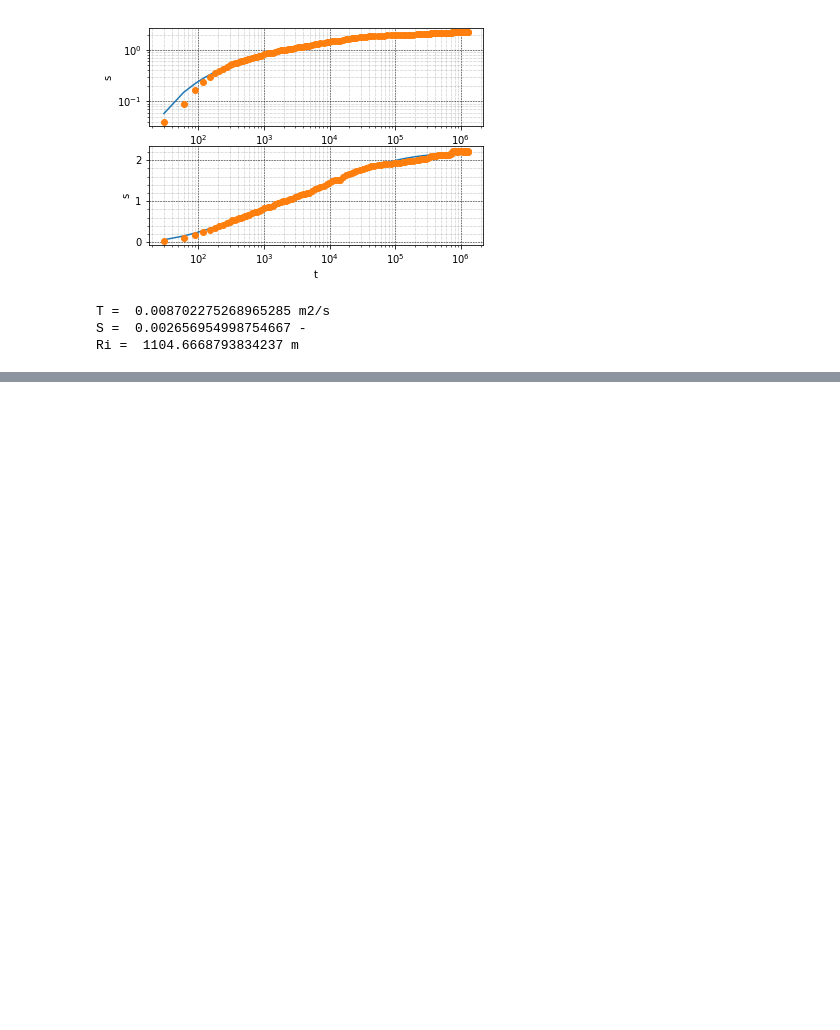
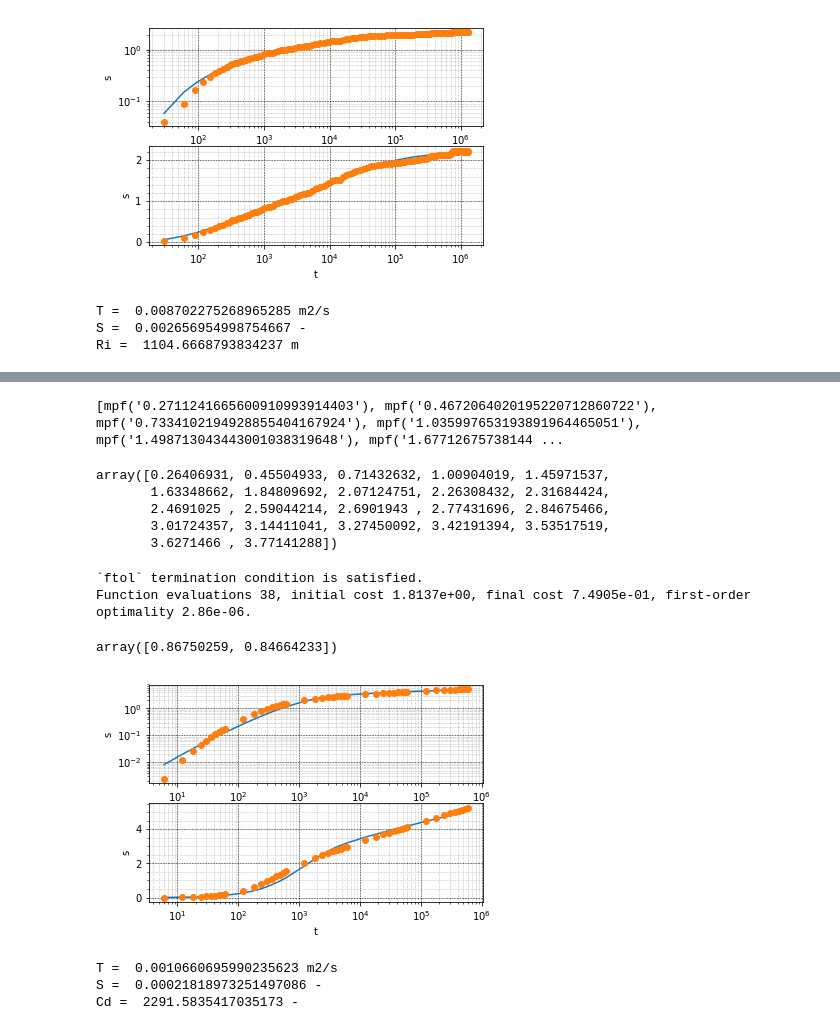
Before and after one commit to UniNE-CHYN/openhytest, a Jupyter notebook: notebooks/Test_prototype_model_fit_ND.ipynb, the cells around one changed output, grey strips where cells are left out. Drawn from its saved outputs; the diff is of its cells as text; code cells hidden in the pictures; blank space fills up the shorter version.

```diff
--- a/notebooks/Test_prototype_model_fit_ND.ipynb
+++ b/notebooks/Test_prototype_model_fit_ND.ipynb
@@ -263,0 +475,28 @@ Ri =  1104.6668793834237 m
+# %%
+sd = coobredpapa._laplace_drawdown(td)
+print(sd)
+# %% [output]
+[mpf('0.2711241665600910993914403'), mpf('0.4672064020195220712860722'), mpf('0.7334102194928855404167924'), mpf('1.035997653193891964465051'), mpf('1.498713043443001038319648'), mpf('1.67712675738144 ...
+# %%
+s = coobredpapa._dimensional_drawdown(p, np.float64(sd))
+s
+# %% [output]
+array([0.26406931, 0.45504933, 0.71432632, 1.00904019, 1.45971537,
+       1.63348662, 1.84809692, 2.07124751, 2.26308432, 2.31684424,
+       2.4691025 , 2.59044214, 2.6901943 , 2.77431696, 2.84675466,
+       3.01724357, 3.14411041, 3.27450092, 3.42191394, 3.53517519,
+       3.6271466 , 3.77141288])
+# %%
+p, tc, sc, mr, sr, rms = coobredpapa.fit(p, df4)
+p
+# %% [output]
+`ftol` termination condition is satisfied.
+Function evaluations 38, initial cost 1.8137e+00, final cost 7.4905e-01, first-order optimality 2.86e-06.
+array([0.86750259, 0.84664233])
+# %%
+coobredpapa.trial(p,df4)
+# %% [output]
+[figure, added]
+T =  0.0010660695990235623 m2/s
+S =  0.00021818973251497086 -
+Cd =  2291.5835417035173 -
```
Also changed, not shown: parts of 9 cells of this notebook, 3 other files.
